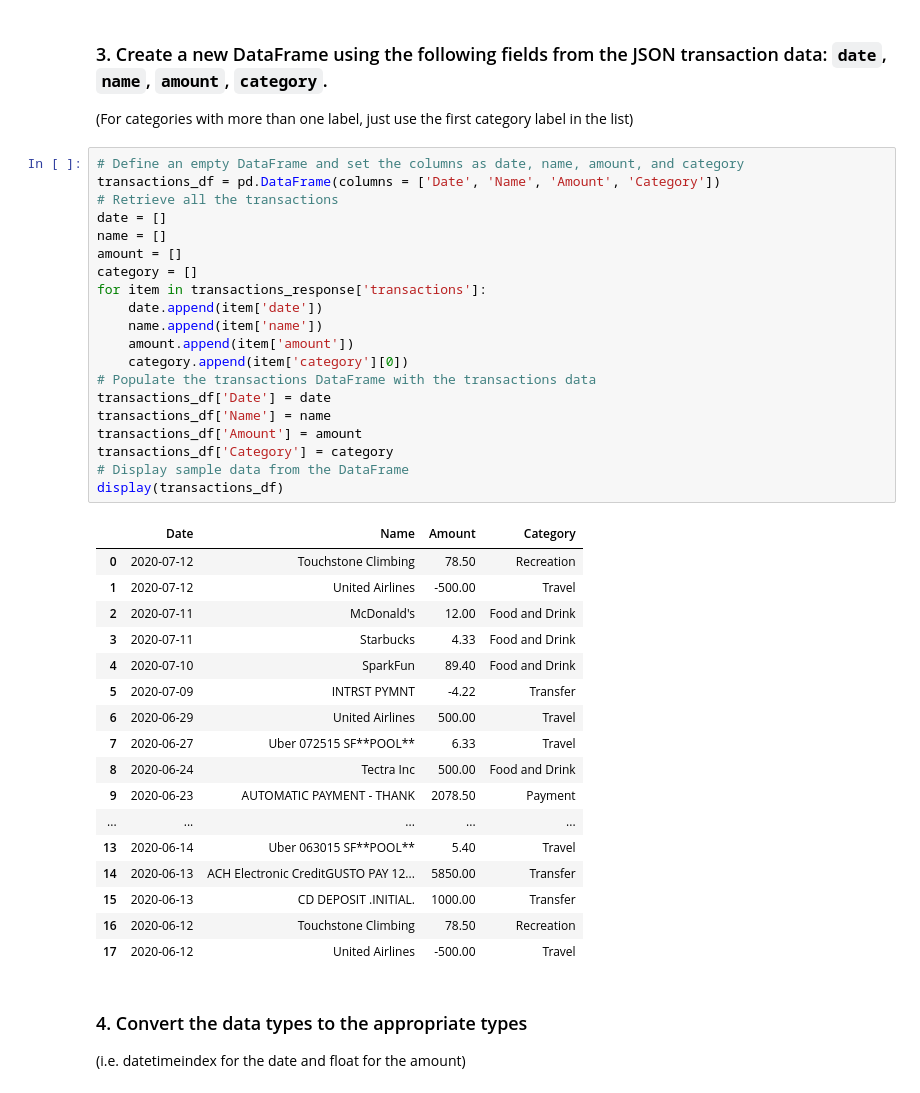
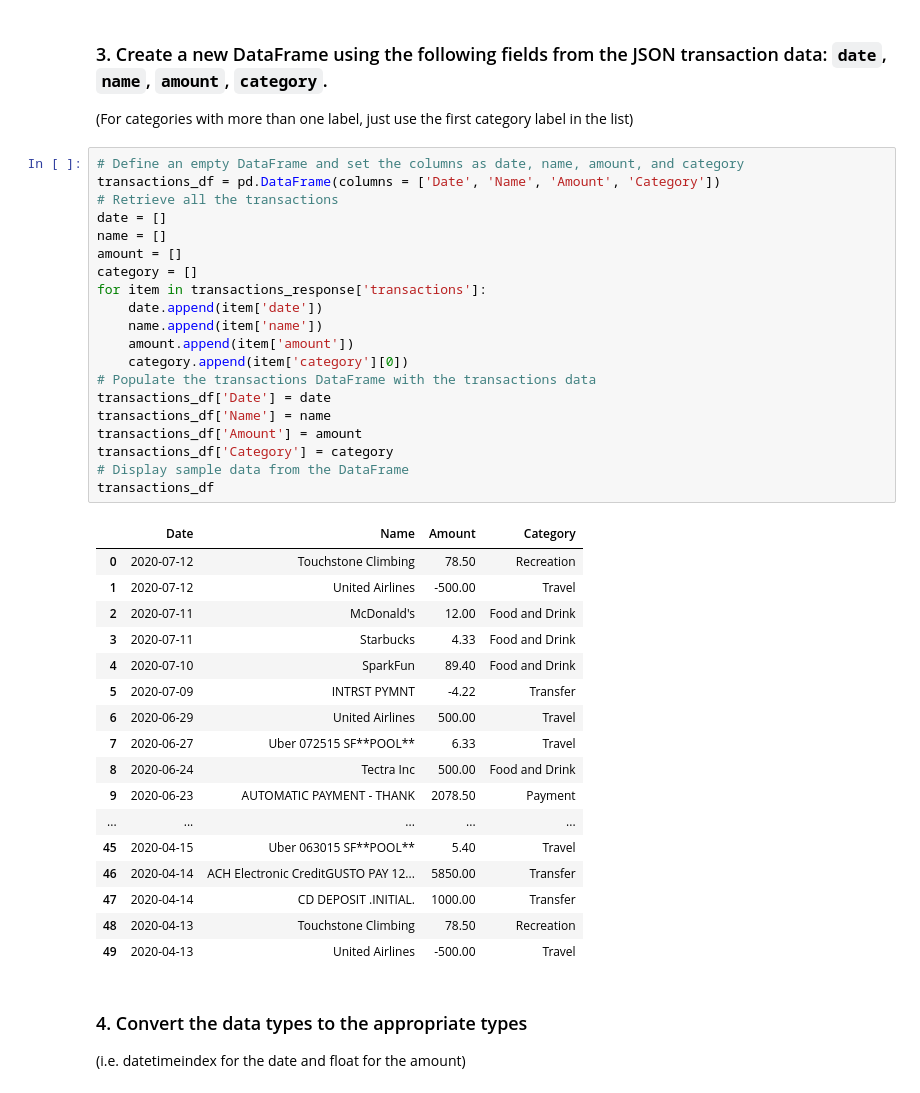
Before and after one commit to brettauc/API-homework, a Jupyter notebook: Code/account_summary.ipynb, the cells around one changed output. Drawn from its saved outputs; the diff is of its cells as text.

```diff
--- a/Code/account_summary.ipynb
+++ b/Code/account_summary.ipynb
@@ -180,39 +179,39 @@ for transaction in transactions_response['transactions']:
 transactions_df = pd.DataFrame(columns = ['Date', 'Name', 'Amount', 'Category'])
 # Retrieve all the transactions
 date = []
 name = []
 amount = []
 category = []
 for item in transactions_response['transactions']:
     date.append(item['date'])
     name.append(item['name'])
     amount.append(item['amount'])
     category.append(item['category'][0])
 # Populate the transactions DataFrame with the transactions data
 transactions_df['Date'] = date
 transactions_df['Name'] = name
 transactions_df['Amount'] = amount
 transactions_df['Category'] = category
 # Display sample data from the DataFrame
-display(transactions_df)
+transactions_df
 # %% [output]
 |  | Date | Name | Amount | Category |
 | 0 | 2020-07-12 | Touchstone Climbing | 78.50 | Recreation |
 | 1 | 2020-07-12 | United Airlines | -500.00 | Travel |
 | 2 | 2020-07-11 | McDonald's | 12.00 | Food and Drink |
 | 3 | 2020-07-11 | Starbucks | 4.33 | Food and Drink |
 | 4 | 2020-07-10 | SparkFun | 89.40 | Food and Drink |
 | 5 | 2020-07-09 | INTRST PYMNT | -4.22 | Transfer |
 | 6 | 2020-06-29 | United Airlines | 500.00 | Travel |
 | 7 | 2020-06-27 | Uber 072515 SF**POOL** | 6.33 | Travel |
 | 8 | 2020-06-24 | Tectra Inc | 500.00 | Food and Drink |
 | 9 | 2020-06-23 | AUTOMATIC PAYMENT - THANK | 2078.50 | Payment |
 | ... | ... | ... | ... | ... |
-| 13 | 2020-06-14 | Uber 063015 SF**POOL** | 5.40 | Travel |
-| 14 | 2020-06-13 | ACH Electronic CreditGUSTO PAY 12... | 5850.00 | Transfer |
-| 15 | 2020-06-13 | CD DEPOSIT .INITIAL. | 1000.00 | Transfer |
-| 16 | 2020-06-12 | Touchstone Climbing | 78.50 | Recreation |
-| 17 | 2020-06-12 | United Airlines | -500.00 | Travel |
+| 45 | 2020-04-15 | Uber 063015 SF**POOL** | 5.40 | Travel |
+| 46 | 2020-04-14 | ACH Electronic CreditGUSTO PAY 12... | 5850.00 | Transfer |
+| 47 | 2020-04-14 | CD DEPOSIT .INITIAL. | 1000.00 | Transfer |
+| 48 | 2020-04-13 | Touchstone Climbing | 78.50 | Recreation |
+| 49 | 2020-04-13 | United Airlines | -500.00 | Travel |
 # %% [markdown]
 ### 4. Convert the data types to the appropriate types
 
```
Also changed, not shown: parts of 9 cells of this notebook.
